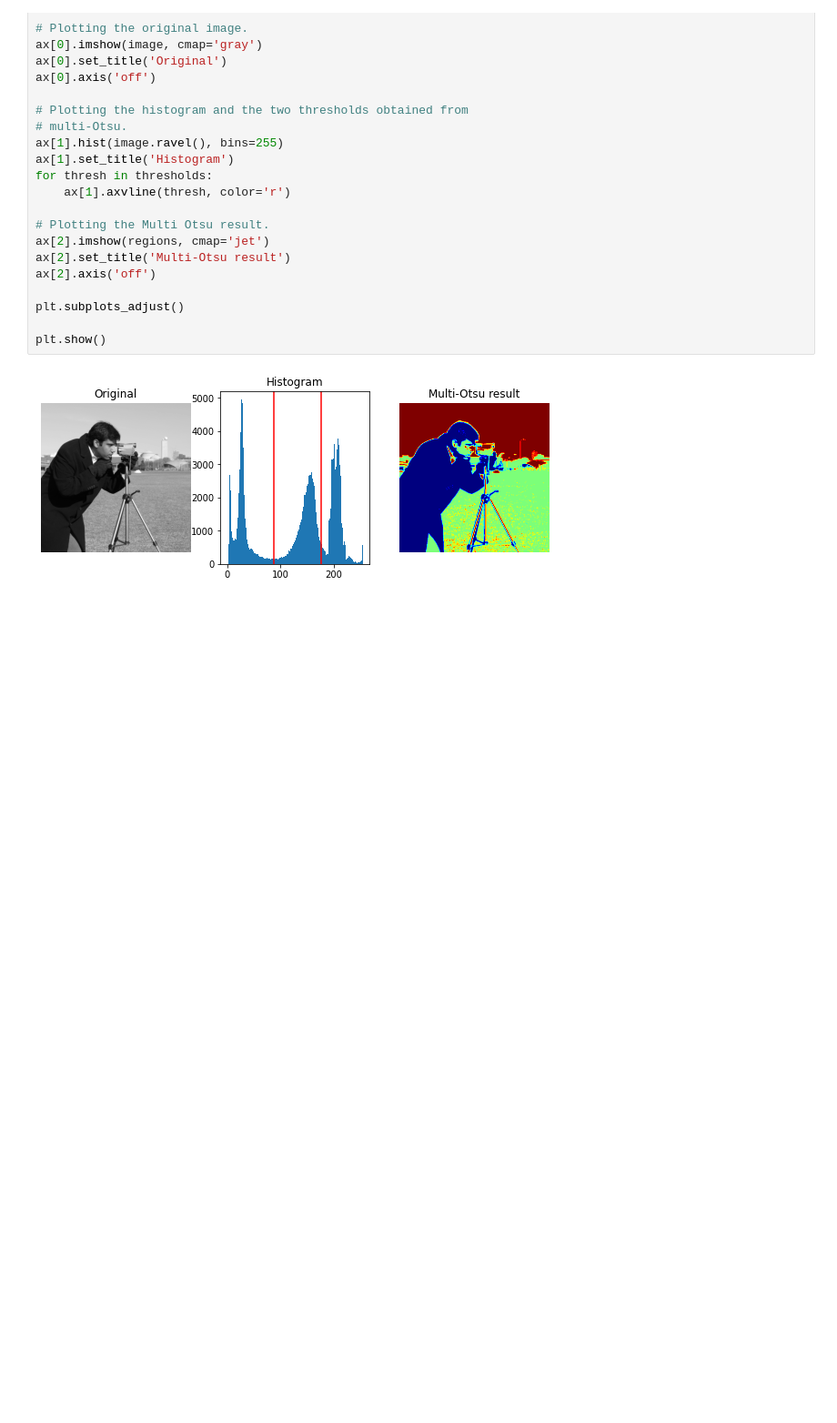
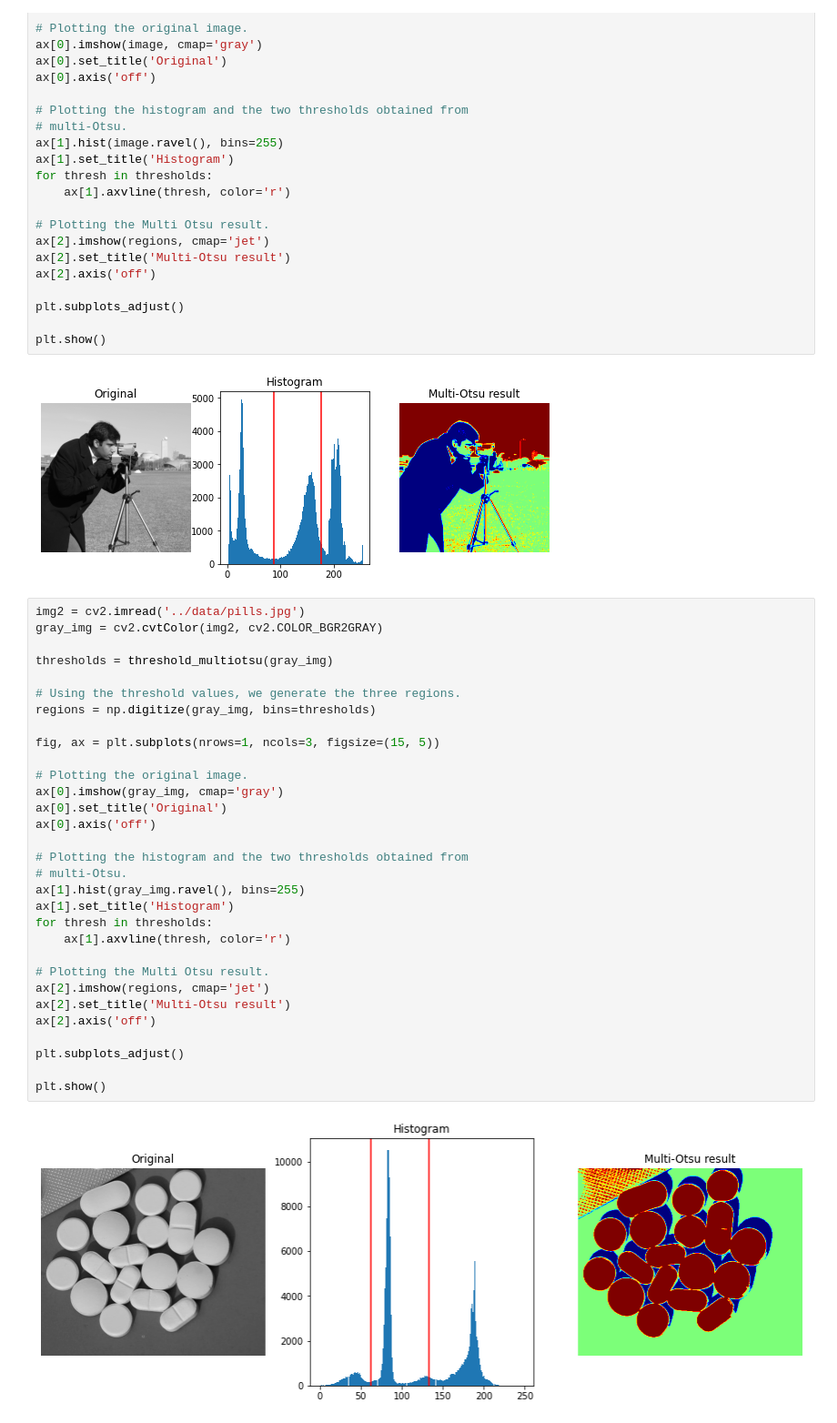
Before and after one commit to ivnlee/tec-mna-cv, a Jupyter notebook: week_9/6_segmentation_otsu.ipynb, the cells around one changed output. Shown at 91% size. Drawn from its saved outputs; the diff is of its cells as text; blank space fills up the shorter version.

```diff
--- a/week_9/6_segmentation_otsu.ipynb
+++ b/week_9/6_segmentation_otsu.ipynb
@@ -111,3 +113,36 @@ plt.subplots_adjust()
 plt.show()
 # %% [output]
 [figure]
+# %%
+img2 = cv2.imread('../data/pills.jpg')
+gray_img = cv2.cvtColor(img2, cv2.COLOR_BGR2GRAY)
+
+thresholds = threshold_multiotsu(gray_img)
+
+# Using the threshold values, we generate the three regions.
+regions = np.digitize(gray_img, bins=thresholds)
+
+fig, ax = plt.subplots(nrows=1, ncols=3, figsize=(15, 5))
+
+# Plotting the original image.
+ax[0].imshow(gray_img, cmap='gray')
+ax[0].set_title('Original')
+ax[0].axis('off')
+
+# Plotting the histogram and the two thresholds obtained from
+# multi-Otsu.
+ax[1].hist(gray_img.ravel(), bins=255)
+ax[1].set_title('Histogram')
+for thresh in thresholds:
+    ax[1].axvline(thresh, color='r')
+
+# Plotting the Multi Otsu result.
+ax[2].imshow(regions, cmap='jet')
+ax[2].set_title('Multi-Otsu result')
+ax[2].axis('off')
+
+plt.subplots_adjust()
+
+plt.show()
+# %% [output]
+[figure, added]
```
Also changed, not shown: parts of 1 cell of this notebook.
